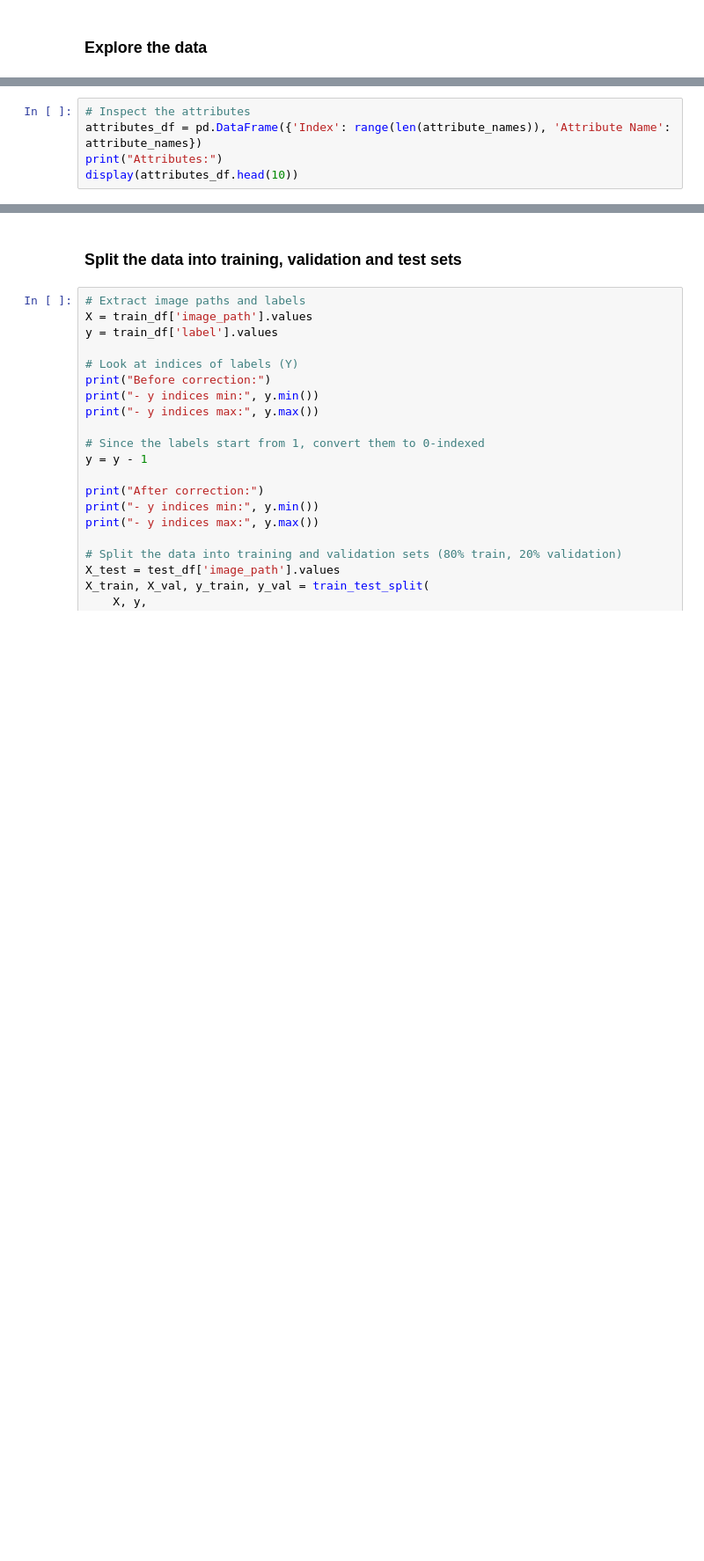
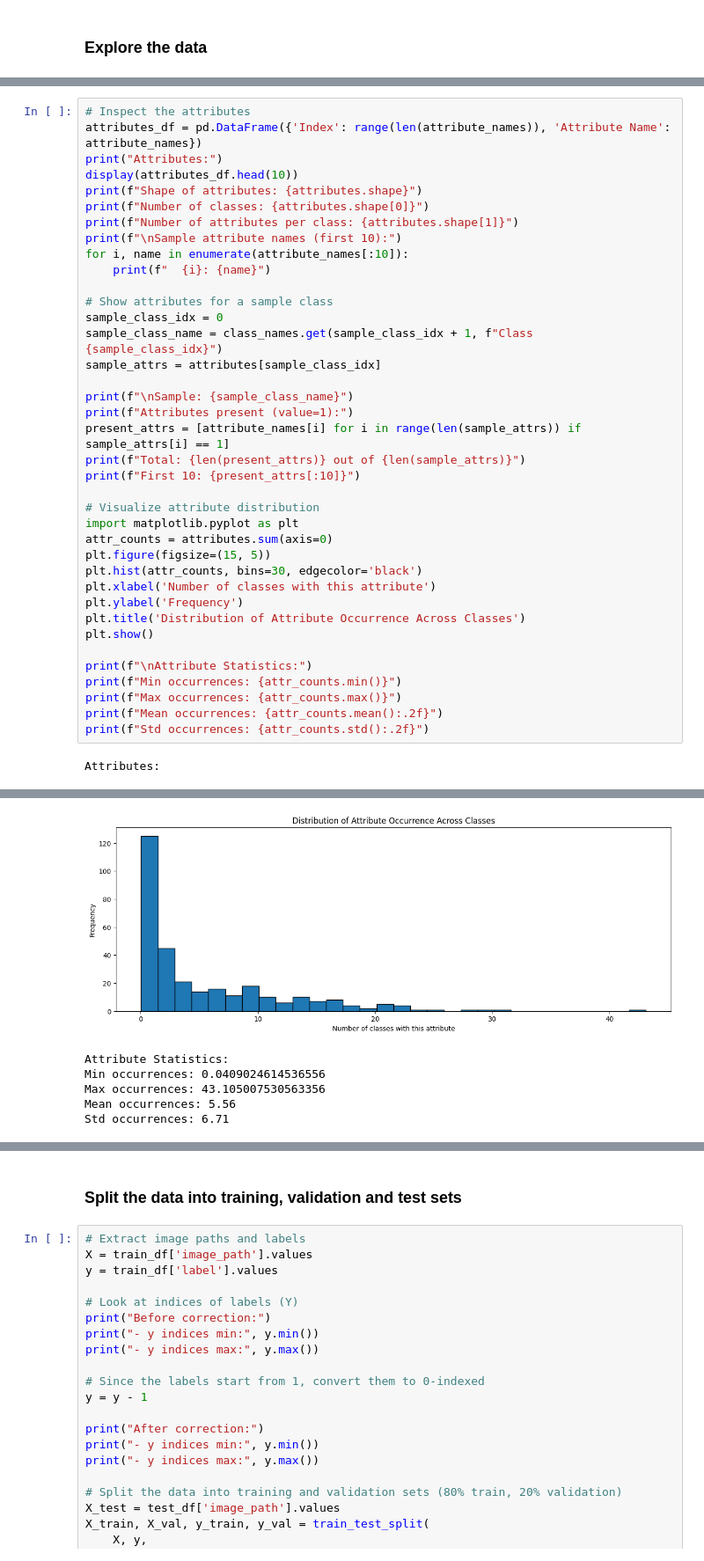
Before and after one commit to bgrsph/aml-2025-feathers, a Jupyter notebook: src/experiment.ipynb, the cells around one changed output, grey strips where cells are left out. Shown at 88% size. Cells and saved outputs as stored; diff of their text form; blank space fills up the shorter version.

```diff
--- a/src/experiment.ipynb
+++ b/src/experiment.ipynb
@@ -118,3 +132,38 @@ plt.show()
 attributes_df = pd.DataFrame({'Index': range(len(attribute_names)), 'Attribute Name': attribute_names})
 print("Attributes:")
 display(attributes_df.head(10))
+print(f"Shape of attributes: {attributes.shape}")
+print(f"Number of classes: {attributes.shape[0]}")
+print(f"Number of attributes per class: {attributes.shape[1]}")
+print(f"\nSample attribute names (first 10):")
+for i, name in enumerate(attribute_names[:10]):
+    print(f"  {i}: {name}")
+
+# Show attributes for a sample class
+sample_class_idx = 0
+sample_class_name = class_names.get(sample_class_idx + 1, f"Class {sample_class_idx}")
+sample_attrs = attributes[sample_class_idx]
+
+print(f"\nSample: {sample_class_name}")
+print(f"Attributes present (value=1):")
+present_attrs = [attribute_names[i] for i in range(len(sample_attrs)) if sample_attrs[i] == 1]
+print(f"Total: {len(present_attrs)} out of {len(sample_attrs)}")
+print(f"First 10: {present_attrs[:10]}")
+
+# Visualize attribute distribution
+import matplotlib.pyplot as plt
+attr_counts = attributes.sum(axis=0)
+plt.figure(figsize=(15, 5))
+plt.hist(attr_counts, bins=30, edgecolor='black')
+plt.xlabel('Number of classes with this attribute')
+plt.ylabel('Frequency')
+plt.title('Distribution of Attribute Occurrence Across Classes')
+plt.show()
+
+print(f"\nAttribute Statistics:")
+print(f"Min occurrences: {attr_counts.min()}")
+print(f"Max occurrences: {attr_counts.max()}")
+print(f"Mean occurrences: {attr_counts.mean():.2f}")
+print(f"Std occurrences: {attr_counts.std():.2f}")
+# %% [output]
+Attributes:
@@ -121,3 +201,9 @@ display(attributes_df.head(10))
+[figure, added]
+Attribute Statistics:
+Min occurrences: 0.0409024614536556
+Max occurrences: 43.105007530563356
+Mean occurrences: 5.56
+Std occurrences: 6.71
 # %%
 # Plot the class distribution to inspect the balance
 class_counts = train_df['label'].value_counts().sort_index()
```
Also changed, not shown: parts of 40 cells of this notebook, 10 other files.
